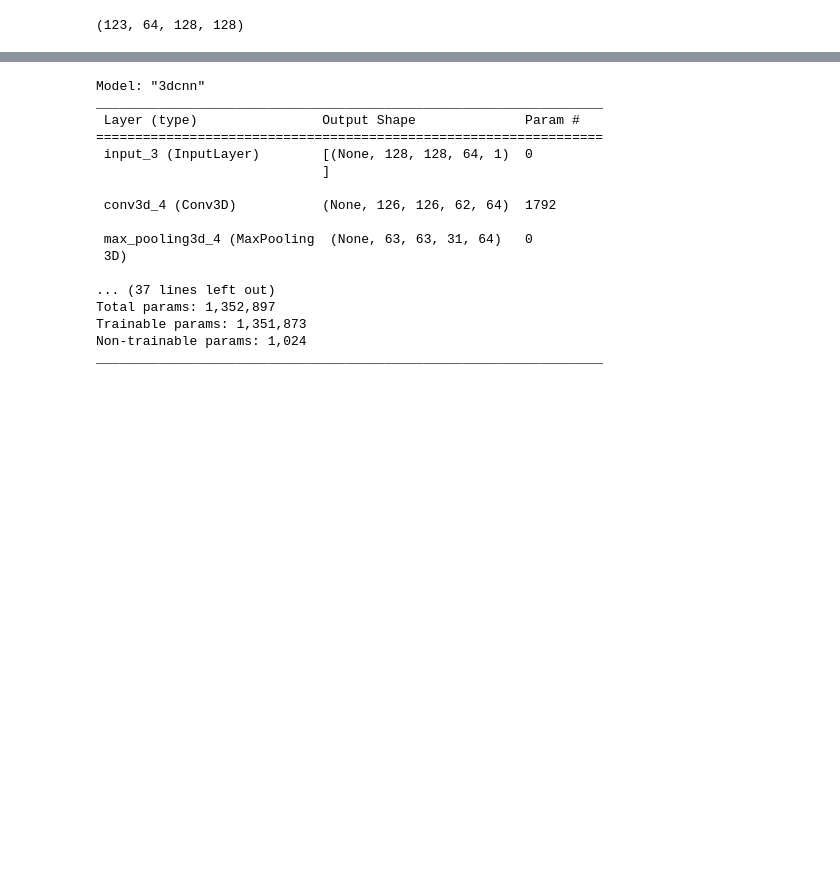
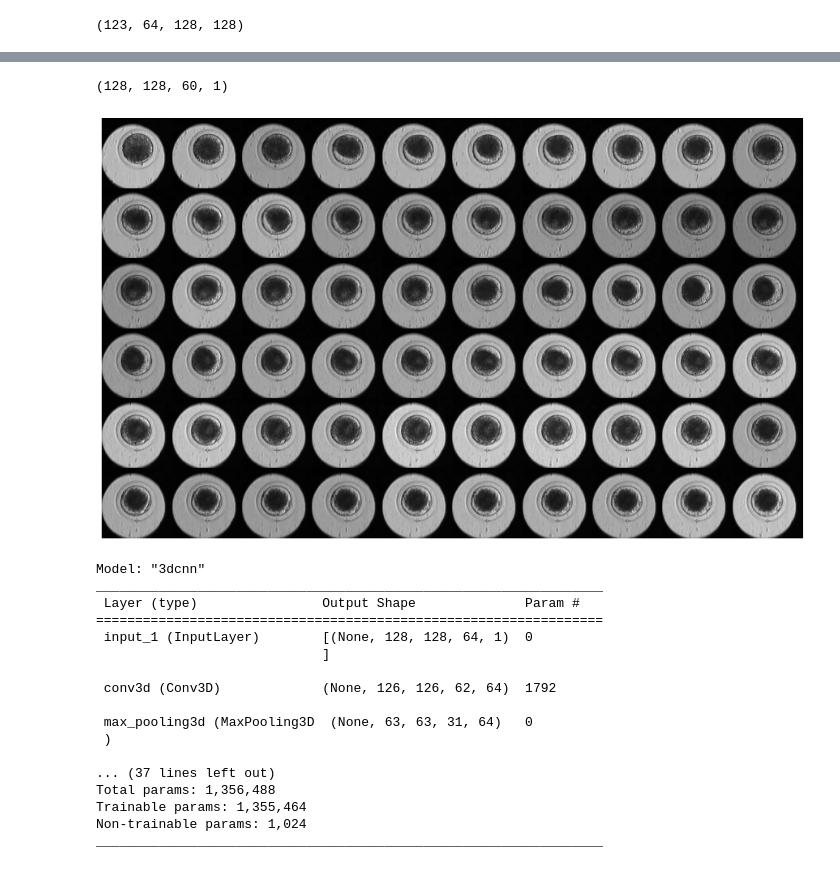
Before and after one commit to jacobo-r/bovine_baseline, a Jupyter notebook: conv3d-baseline.ipynb, the cells around one changed output, grey strips where cells are left out. Drawn from its saved outputs; the diff is of its cells as text; code cells hidden in the pictures; blank space fills up the shorter version.

Commit message:
conv3d

```diff
--- a/conv3d-baseline.ipynb
+++ b/conv3d-baseline.ipynb
@@ -57,7 +57,7 @@ def gen_videos(videolist):
         reducedvideo= video.read_samples(video.frame_times[0:299:5])
         four=video.read_samples(video.frame_times[296:300])
         reducedvideo=np.concatenate((reducedvideo,four),axis=0) #[296-300[
-        reducedvideo= reducedvideo.astype('uint8')
+        #reducedvideo= reducedvideo.astype('uint8')
         #CROP from 250 to 224
         reducedvideo=resize_frames(reducedvideo)
         #and add a batch dimension. dim= 1*30*250*250*3
@@ -157,0 +168,3 @@ def preprocessing(volume, label):
+# %%
+i,j= preprocessing(train_videos[0][:][:][:], train_labels[0])
+plot_slices(6, 10, 128, 128, i[:, :, :60])
@@ -159,22 +182,31 @@ def preprocessing(volume, label):
 # Define data loaders.
 train_loader = tf.data.Dataset.from_tensor_slices((train_videos, train_labels))
 validation_loader = tf.data.Dataset.from_tensor_slices((valid_videos, valid_labels))
+test_loader = tf.data.Dataset.from_tensor_slices((test_videos, test_labels))
+
 
 batch_size = 2
 # Augment the on the fly during training.
 train_dataset = (
     train_loader.shuffle(len(train_videos))
-    #.map(preprocessing)
+    .map(preprocessing)
     .batch(batch_size)
     .prefetch(2)
 )
 # Only rescale.
 validation_dataset = (
     validation_loader.shuffle(len(valid_videos))
-    #.map(preprocessing)
+    .map(preprocessing)
     .batch(batch_size)
     .prefetch(2)
 )
+
+test_dataset = (
+    test_loader.shuffle(len(test_videos))
+    .map(preprocessing)
+    .batch(batch_size)
+    .prefetch(2)
+)
 # %%
 import matplotlib.pyplot as plt
 
@@ -193,3 +225,37 @@ Dimension of the CTscan is: (128, 128, 64)
+# %%
+image[:, :, :60].shape
+# %% [output]
+(128, 128, 60, 1)
+# %%
+def plot_slices(num_rows, num_columns, width, height, data):
+    """Plot a montage of 20 CT slices"""
+    data = np.rot90(np.array(data))
+    data = np.transpose(data)
+    data = np.reshape(data, (num_rows, num_columns, width, height))
+    rows_data, columns_data = data.shape[0], data.shape[1]
+    heights = [slc[0].shape[0] for slc in data]
+    widths = [slc.shape[1] for slc in data[0]]
+    fig_width = 12.0
+    fig_height = fig_width * sum(heights) / sum(widths)
+    f, axarr = plt.subplots(
+        rows_data,
+        columns_data,
+        figsize=(fig_width, fig_height),
+        gridspec_kw={"height_ratios": heights},
+    )
+    for i in range(rows_data):
+        for j in range(columns_data):
+            axarr[i, j].imshow(data[i][j], cmap="gray")
+            axarr[i, j].axis("off")
+    plt.subplots_adjust(wspace=0, hspace=0, left=0, right=1, bottom=0, top=1)
+    plt.show()
+
+
+# Visualize montage of slices.
+# 4 rows and 10 columns for 100 slices of the CT scan.
+plot_slices(6, 10, 128, 128, image[:, :, :60])
+# %% [output]
+[figure, added]
 # %%
 def get_model(width=128, height=128, depth=64):
     """Build a 3D convolutional neural network model."""
@@ -216,7 +282,7 @@ def get_model(width=128, height=128, depth=64):
     x = layers.Dense(units=512, activation="relu")(x)
     x = layers.Dropout(0.3)(x)
 
-    outputs = layers.Dense(units=1, activation="sigmoid")(x)
+    outputs = layers.Dense(units=8, activation="softmax")(x)
 
     # Define the model.
     model = keras.Model(inputs, outputs, name="3dcnn")
@@ -231,17 +297,17 @@ Model: "3dcnn"
 _________________________________________________________________
  Layer (type)                Output Shape              Param #
 =================================================================
- input_3 (InputLayer)        [(None, 128, 128, 64, 1)  0
+ input_1 (InputLayer)        [(None, 128, 128, 64, 1)  0
                              ]
 
- conv3d_4 (Conv3D)           (None, 126, 126, 62, 64)  1792
+ conv3d (Conv3D)             (None, 126, 126, 62, 64)  1792
 
- max_pooling3d_4 (MaxPooling  (None, 63, 63, 31, 64)   0
- 3D)
+ max_pooling3d (MaxPooling3D  (None, 63, 63, 31, 64)   0
+ )
 
 ... (37 lines left out)
-Total params: 1,352,897
-Trainable params: 1,351,873
+Total params: 1,356,488
+Trainable params: 1,355,464
 Non-trainable params: 1,024
 _________________________________________________________________
 # %%
```
Also changed, not shown: parts of 17 cells of this notebook, 2 other files.
